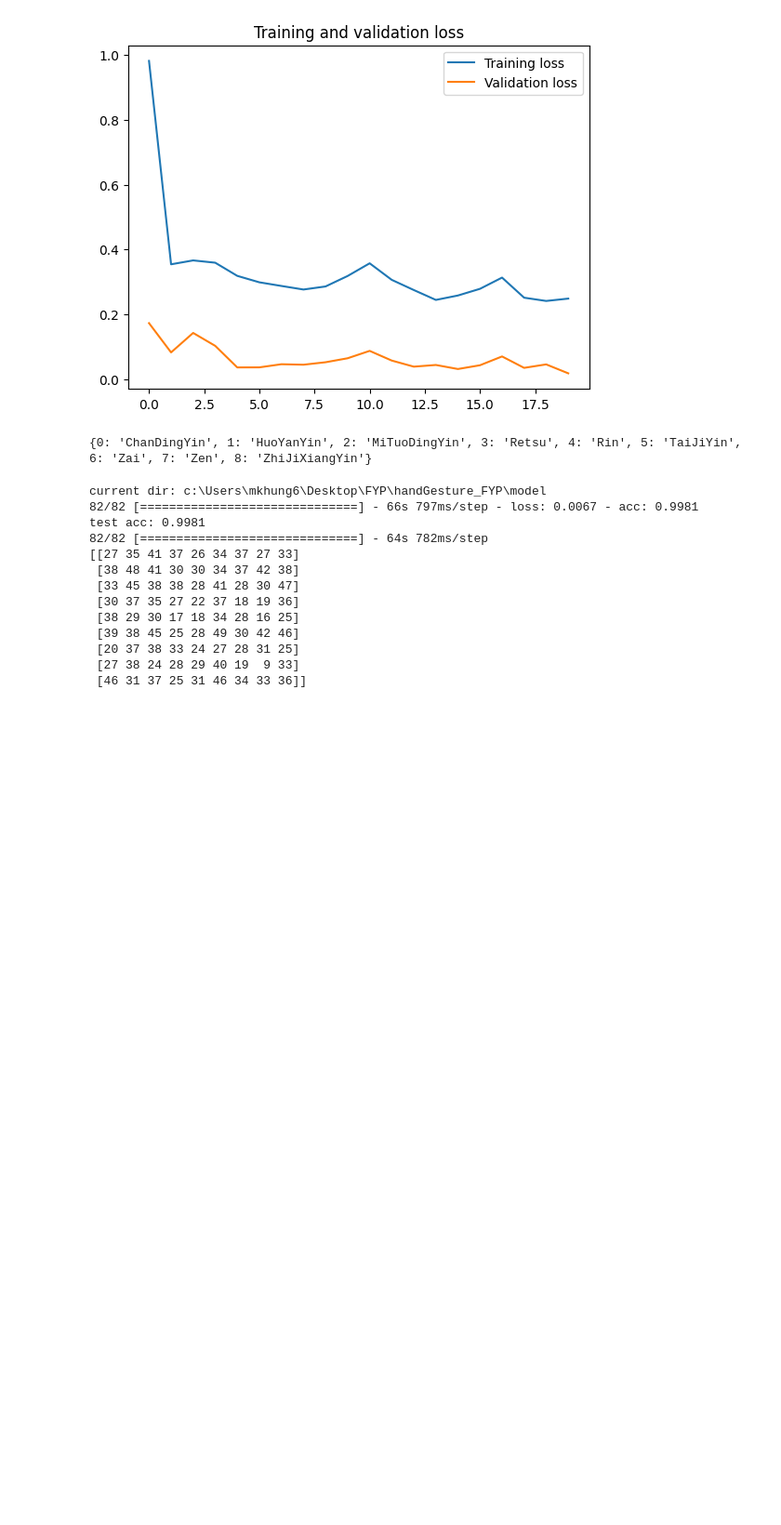
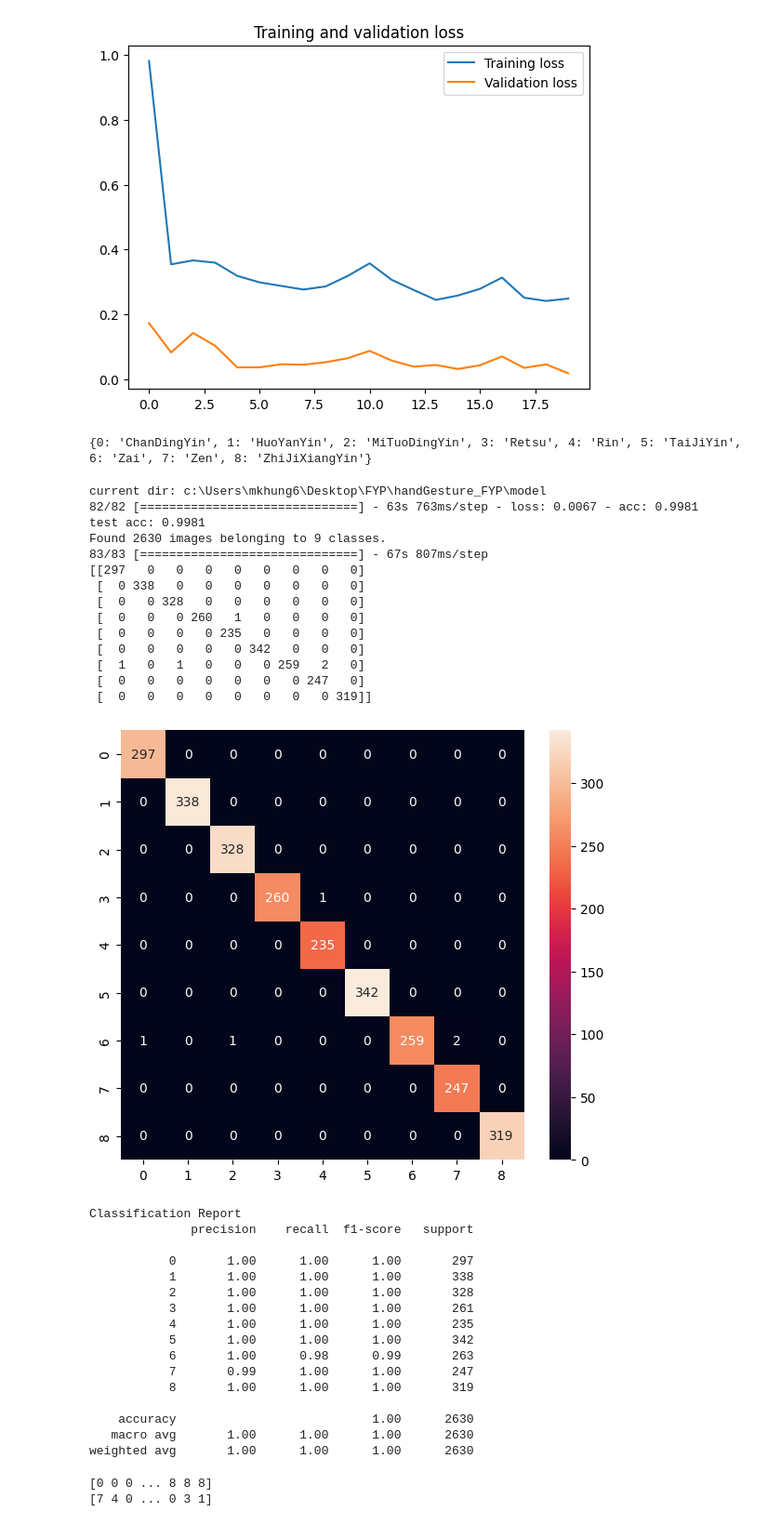
Before and after one commit to mikaislazy/handGesture_FYP, a Jupyter notebook: model/trainingModel - Canny.ipynb, the cells around one changed output. Shown at 93% size. Cells and saved outputs as stored; diff of their text form; code cells hidden in the pictures; blank space fills up the shorter version.

Commit message:
confusion matrix heatmap

```diff
--- a/model/trainingModel - Canny.ipynb
+++ b/model/trainingModel - Canny.ipynb
@@ -188,42 +188,80 @@ with open(fp, 'w', encoding='UTF-8') as f:
 # %% [output]
 {0: 'ChanDingYin', 1: 'HuoYanYin', 2: 'MiTuoDingYin', 3: 'Retsu', 4: 'Rin', 5: 'TaiJiYin', 6: 'Zai', 7: 'Zen', 8: 'ZhiJiXiangYin'}
 # %%
+
 import numpy as np
-from sklearn.metrics import confusion_matrix
+import pandas as pd
+import seaborn as sns
+import matplotlib.pyplot as plt
+from sklearn.metrics import confusion_matrix, classification_report
 #test the accuracy on test set
 cwd = os.getcwd()
 print("current dir: {}".format(cwd))
 
 model = tf.keras.models.load_model(splitedFolder+".h5")
 n_test_set = utils.count_jpgs(test_dir)
 _, test_acc = model.evaluate(test_generator, steps=n_test_set/batch_size)
 print('test acc: {:.4f}'.format(test_acc))
 
+
+test_datagen = ImageDataGenerator(rescale=1./255 ) #use the original image for testing
+test_generator = test_datagen.flow_from_directory(test_dir, target_size=(height,width), shuffle=False)
+
 #calculate the confusion matrix of the model on test set
 y_true = test_generator.classes
+
 # Use the model to predict the labels of the test set
-y_pred = model.predict(test_generator, steps=n_test_set/batch_size)
+y_pred = model.predict(test_generator)
 # Convert predictions to label indices
 y_pred = np.argmax(y_pred, axis=1)
 
 # Calculate the confusion matrix of prediction and actual class
 cm = confusion_matrix(y_true, y_pred)
 
 print(cm)
+labels = train_generator.class_indices.values()
+df_cmx = pd.DataFrame(cm, index=labels, columns=labels)
+
+fig, ax = plt.subplots(figsize=(7, 6))
+sns.heatmap(df_cmx, annot=True, fmt='g' ,square=False)
+ax.set_ylim(len(set(y_true)), 0)
+plt.show()
+
+
+print('Classification Report')
+print(classification_report(y_true, y_pred))
 # %% [output]
 current dir: c:\Users\mkhung6\Desktop\FYP\handGesture_FYP\model
-82/82 [==============================] - 66s 797ms/step - loss: 0.0067 - acc: 0.9981
+82/82 [==============================] - 63s 763ms/step - loss: 0.0067 - acc: 0.9981
 test acc: 0.9981
-82/82 [==============================] - 64s 782ms/step
-[[27 35 41 37 26 34 37 27 33]
- [38 48 41 30 30 34 37 42 38]
- [33 45 38 38 28 41 28 30 47]
- [30 37 35 27 22 37 18 19 36]
- [38 29 30 17 18 34 28 16 25]
- [39 38 45 25 28 49 30 42 46]
- [20 37 38 33 24 27 28 31 25]
- [27 38 24 28 29 40 19  9 33]
- [46 31 37 25 31 46 34 33 36]]
+Found 2630 images belonging to 9 classes.
+83/83 [==============================] - 67s 807ms/step
+[[297   0   0   0   0   0   0   0   0]
+ [  0 338   0   0   0   0   0   0   0]
+ [  0   0 328   0   0   0   0   0   0]
+ [  0   0   0 260   1   0   0   0   0]
+ [  0   0   0   0 235   0   0   0   0]
+ [  0   0   0   0   0 342   0   0   0]
+ [  1   0   1   0   0   0 259   2   0]
+ [  0   0   0   0   0   0   0 247   0]
+ [  0   0   0   0   0   0   0   0 319]]
+[figure, added]
+Classification Report
+              precision    recall  f1-score   support
+
+           0       1.00      1.00      1.00       297
+           1       1.00      1.00      1.00       338
+           2       1.00      1.00      1.00       328
+           3       1.00      1.00      1.00       261
+           4       1.00      1.00      1.00       235
+           5       1.00      1.00      1.00       342
+           6       1.00      0.98      0.99       263
+           7       0.99      1.00      1.00       247
+           8       1.00      1.00      1.00       319
+
+    accuracy                           1.00      2630
+   macro avg       1.00      1.00      1.00      2630
+weighted avg       1.00      1.00      1.00      2630
 # %%
 import utils
 import json
@@ -245,3 +283,9 @@ fp = splitedFolder + '.json'
 with open(fp, 'w', encoding='UTF-8') as f:
     json.dump(config, f,ensure_ascii=False)
     # hist_df.to_json(f)
+# %%
+print(y_true)
+print(y_pred)
+# %% [output]
+[0 0 0 ... 8 8 8]
+[7 4 0 ... 0 3 1]
```
Also changed, not shown: 1 other file.
